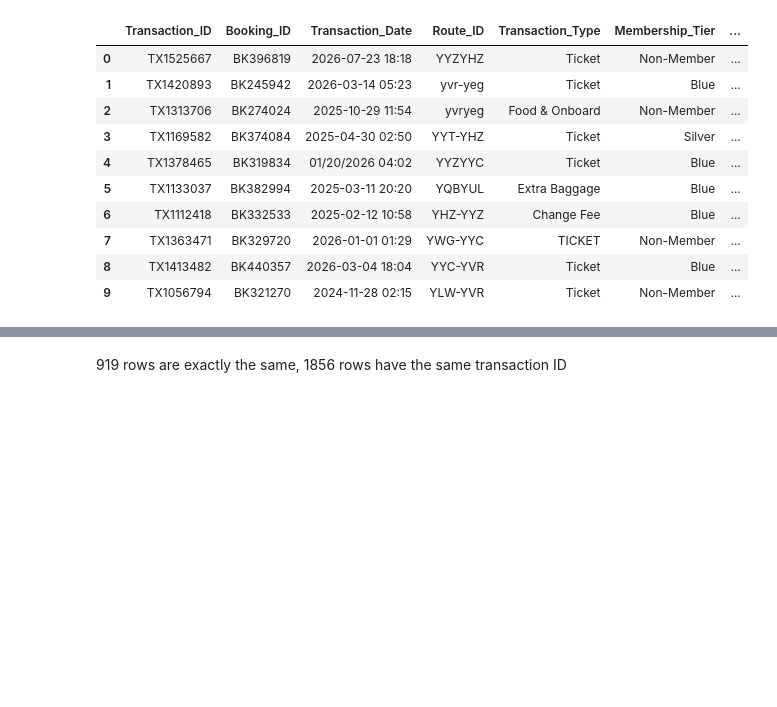
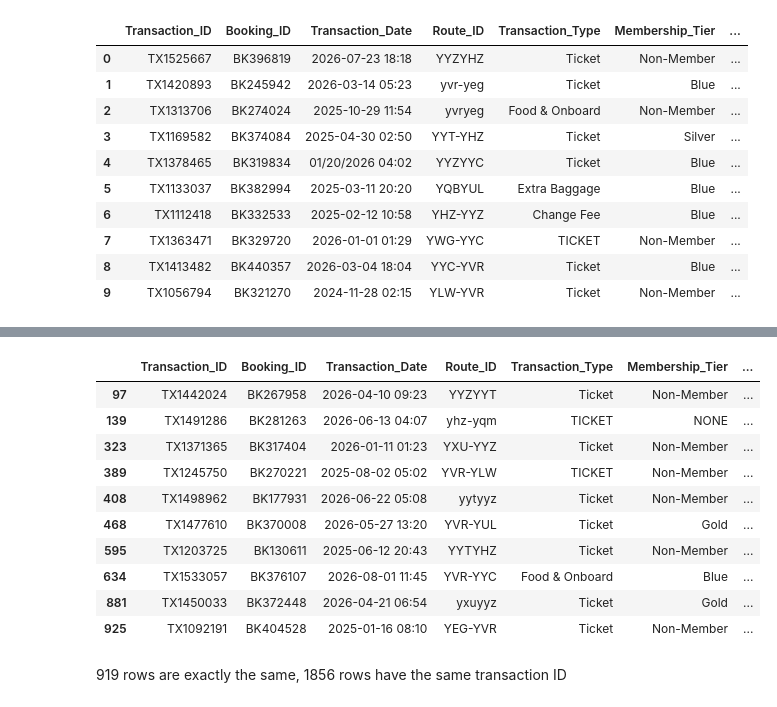
Before and after one commit to noahhynds/first-byte-2026, a Jupyter notebook: notebooks/01_clean_data.ipynb, the cells around one changed output, grey strips where cells are left out. Saved outputs shown, nothing was run; the diff lists cells and outputs as text; code cells hidden in the pictures; blank space fills up the shorter version.

```diff
--- a/notebooks/01_clean_data.ipynb
+++ b/notebooks/01_clean_data.ipynb
@@ -103,3 +155,17 @@ np.int64(1856)
+# %%
+transactions[transactions["Payment_Method"].isna()].head(10)
+# %% [output]
+|  | Transaction_ID | Booking_ID | Transaction_Date | Route_ID | Transaction_Type | Membership_Tier | ... |
+| 97 | TX1442024 | BK267958 | 2026-04-10 09:23 | YYZYYT | Ticket | Non-Member | ... |
+| 139 | TX1491286 | BK281263 | 2026-06-13 04:07 | yhz-yqm | TICKET | NONE | ... |
+| 323 | TX1371365 | BK317404 | 2026-01-11 01:23 | YXU-YYZ | Ticket | Non-Member | ... |
+| 389 | TX1245750 | BK270221 | 2025-08-02 05:02 | YVR-YLW | TICKET | Non-Member | ... |
+| 408 | TX1498962 | BK177931 | 2026-06-22 05:08 | yytyyz | Ticket | Non-Member | ... |
+| 468 | TX1477610 | BK370008 | 2026-05-27 13:20 | YVR-YUL | Ticket | Gold | ... |
+| 595 | TX1203725 | BK130611 | 2025-06-12 20:43 | YYTYHZ | Ticket | Non-Member | ... |
+| 634 | TX1533057 | BK376107 | 2026-08-01 11:45 | YVR-YYC | Food & Onboard | Blue | ... |
+| 881 | TX1450033 | BK372448 | 2026-04-21 06:54 | yxuyyz | Ticket | Gold | ... |
+| 925 | TX1092191 | BK404528 | 2025-01-16 08:10 | YEG-YVR | Ticket | Non-Member | ... |
 # %% [markdown]
 919 rows are exactly the same, 1856 rows have the same transaction ID
 # %%
```
Also changed, not shown: parts of 9 cells of this notebook.
